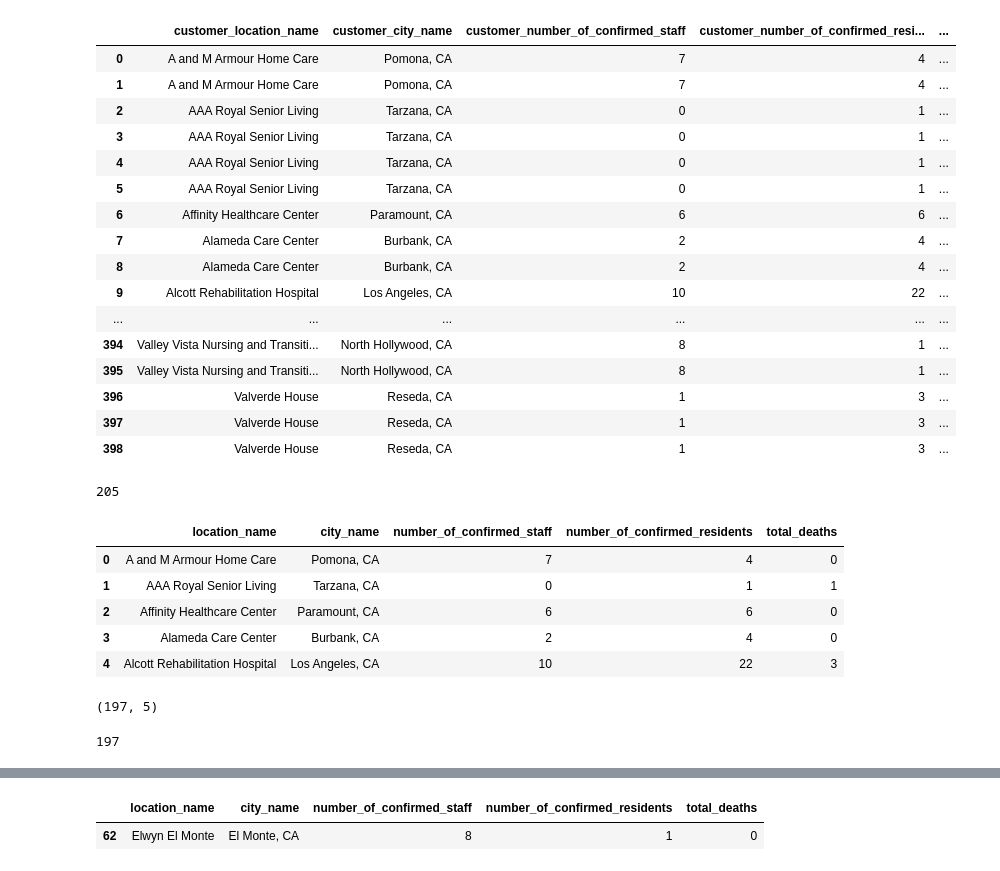
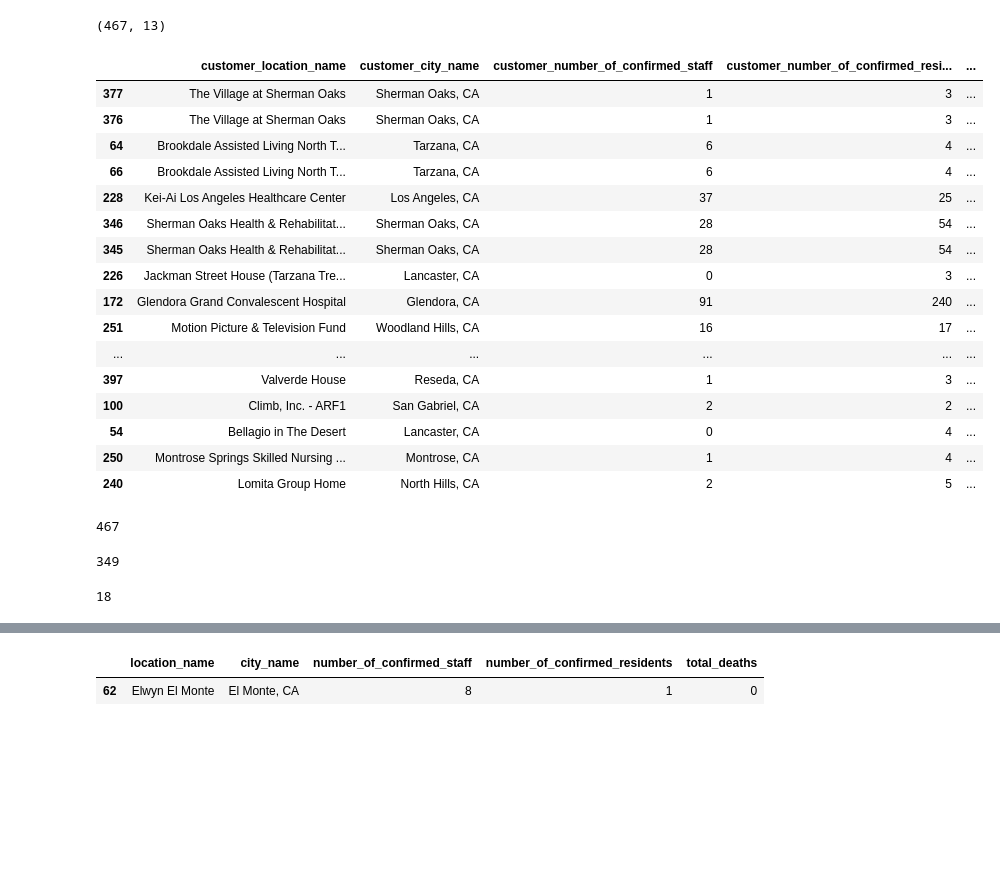
Before and after one commit to francisco-avalos/LA_covid19_data_cases, a Jupyter notebook: jupyter-notebook-sandbox/Sandbox - Adding POI to usc-model.ipynb, the cells around one changed output, grey strips where cells are left out. Cells and saved outputs as stored; diff of their text form; code cells hidden in the pictures; blank space fills up the shorter version.

```diff
--- a/jupyter-notebook-sandbox/Sandbox - Adding POI to usc-model.ipynb
+++ b/jupyter-notebook-sandbox/Sandbox - Adding POI to usc-model.ipynb
@@ -15,43 +19,39 @@ RCAC_oct0220_df = pd.read_csv('rcac_poi_match.csv')
 # %%
-RCAC_oct0120_df
+RCAC_oct0120_df.shape
 # %% [output]
-|  | customer_location_name | customer_city_name | customer_number_of_confirmed_staff | customer_number_of_confirmed_resi... | ... |
-| 0 | A and M Armour Home Care | Pomona, CA | 7 | 4 | ... |
-| 1 | A and M Armour Home Care | Pomona, CA | 7 | 4 | ... |
-| 2 | AAA Royal Senior Living | Tarzana, CA | 0 | 1 | ... |
-| 3 | AAA Royal Senior Living | Tarzana, CA | 0 | 1 | ... |
-| 4 | AAA Royal Senior Living | Tarzana, CA | 0 | 1 | ... |
-| 5 | AAA Royal Senior Living | Tarzana, CA | 0 | 1 | ... |
-| 6 | Affinity Healthcare Center | Paramount, CA | 6 | 6 | ... |
-| 7 | Alameda Care Center | Burbank, CA | 2 | 4 | ... |
-| 8 | Alameda Care Center | Burbank, CA | 2 | 4 | ... |
-| 9 | Alcott Rehabilitation Hospital | Los Angeles, CA | 10 | 22 | ... |
-| ... | ... | ... | ... | ... | ... |
-| 394 | Valley Vista Nursing and Transiti... | North Hollywood, CA | 8 | 1 | ... |
-| 395 | Valley Vista Nursing and Transiti... | North Hollywood, CA | 8 | 1 | ... |
-| 396 | Valverde House | Reseda, CA | 1 | 3 | ... |
-| 397 | Valverde House | Reseda, CA | 1 | 3 | ... |
-| 398 | Valverde House | Reseda, CA | 1 | 3 | ... |
+(467, 13)
-# %%
-# RCAC_oct0120_df.groupby('location_name').count().sort_values('city_name', ascending=False)
-len(RCAC_oct0120_df['location_name'].unique())
-# %% [output]
-205
-# %%
-RCAC_oct0120_df.head()
-# %% [output]
-|  | location_name | city_name | number_of_confirmed_staff | number_of_confirmed_residents | total_deaths |
-| 0 | A and M Armour Home Care | Pomona, CA | 7 | 4 | 0 |
-| 1 | AAA Royal Senior Living | Tarzana, CA | 0 | 1 | 1 |
-| 2 | Affinity Healthcare Center | Paramount, CA | 6 | 6 | 0 |
-| 3 | Alameda Care Center | Burbank, CA | 2 | 4 | 0 |
-| 4 | Alcott Rehabilitation Hospital | Los Angeles, CA | 10 | 22 | 3 |
-# %%
-RCAC_oct0220_df.shape
-# %% [output]
-(197, 5)
-# %%
-# RCAC_oct0220_df.groupby('location_name').count().sort_values('city_name', ascending=False)
-len(RCAC_oct0220_df['location_name'].unique())
-# %% [output]
-197
+# %%
+RCAC_oct0120_df.sort_values('number_of_candidate_matches', ascending=False)
+# %% [output]
+|  | customer_location_name | customer_city_name | customer_number_of_confirmed_staff | customer_number_of_confirmed_resi... | ... |
+| 377 | The Village at Sherman Oaks | Sherman Oaks, CA | 1 | 3 | ... |
+| 376 | The Village at Sherman Oaks | Sherman Oaks, CA | 1 | 3 | ... |
+| 64 | Brookdale Assisted Living North T... | Tarzana, CA | 6 | 4 | ... |
+| 66 | Brookdale Assisted Living North T... | Tarzana, CA | 6 | 4 | ... |
+| 228 | Kei-Ai Los Angeles Healthcare Center | Los Angeles, CA | 37 | 25 | ... |
+| 346 | Sherman Oaks Health & Rehabilitat... | Sherman Oaks, CA | 28 | 54 | ... |
+| 345 | Sherman Oaks Health & Rehabilitat... | Sherman Oaks, CA | 28 | 54 | ... |
+| 226 | Jackman Street House (Tarzana Tre... | Lancaster, CA | 0 | 3 | ... |
+| 172 | Glendora Grand Convalescent Hospital | Glendora, CA | 91 | 240 | ... |
+| 251 | Motion Picture & Television Fund | Woodland Hills, CA | 16 | 17 | ... |
+| ... | ... | ... | ... | ... | ... |
+| 397 | Valverde House | Reseda, CA | 1 | 3 | ... |
+| 100 | Climb, Inc. - ARF1 | San Gabriel, CA | 2 | 2 | ... |
+| 54 | Bellagio in The Desert | Lancaster, CA | 0 | 4 | ... |
+| 250 | Montrose Springs Skilled Nursing ... | Montrose, CA | 1 | 4 | ... |
+| 240 | Lomita Group Home | North Hills, CA | 2 | 5 | ... |
+# %%
+## 467 rows
+len(RCAC_oct0120_df['customer_location_name'])
+# %% [output]
+467
+# %%
+## 349 have 1 match
+len(RCAC_oct0120_df[RCAC_oct0120_df['number_of_candidate_matches']==1]['customer_location_name'])
+# %% [output]
+349
+# %%
+## 18 have > 1 match
+len(RCAC_oct0120_df[RCAC_oct0120_df['number_of_candidate_matches']>1]['customer_location_name'])
+# %% [output]
+18
```
Also changed, not shown: parts of 9 cells of this notebook.
